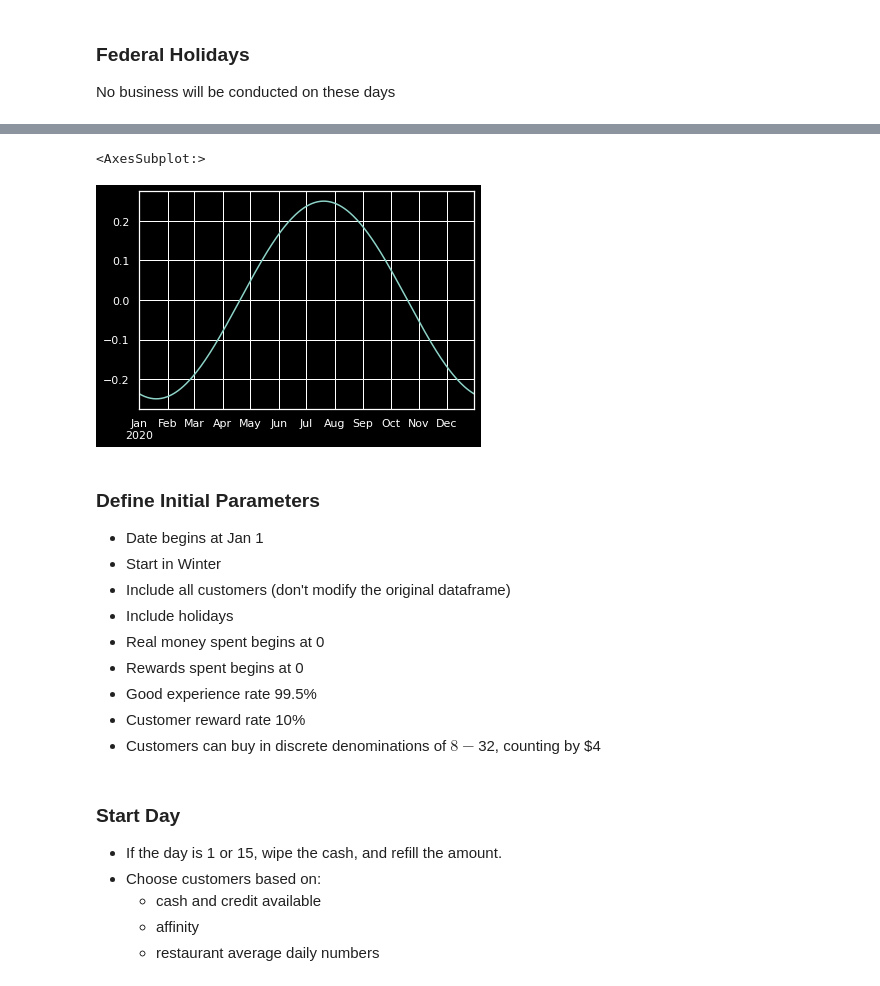
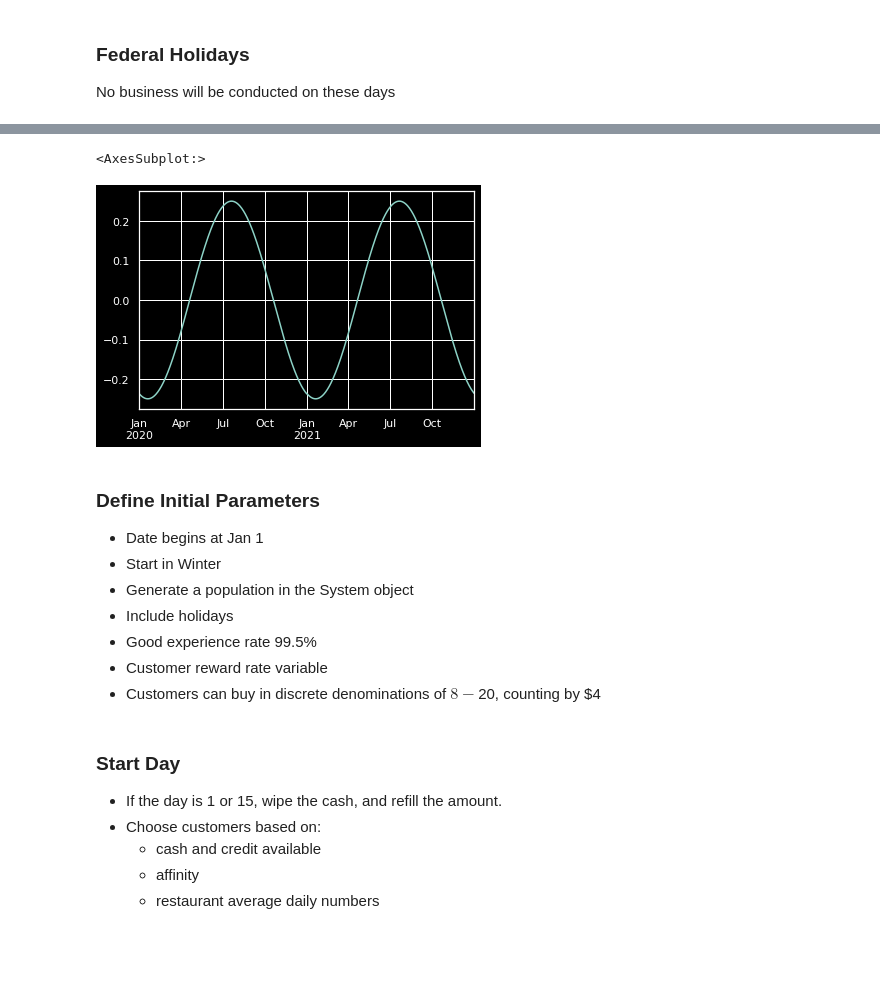
Before and after one commit to SamReeves/604, a Jupyter notebook: w7/project/simulation.ipynb, the cells around one changed output, grey strips where cells are left out. Cells and saved outputs as stored; diff of their text form; code cells hidden in the pictures; blank space fills up the shorter version.

```diff
--- a/w7/project/simulation.ipynb
+++ b/w7/project/simulation.ipynb
@@ -123,24 +144,22 @@ source: https://expandedramblings.com/index.php/burger-king-statistics-facts/
 
 The hottest day of the year in 2020 was July 21.  This was 202 days away from the beginning of the year.  We will use this information to model the customers coming in each day.  The coldest day was January 17th... and without putting in this information, we hit very close with a normal cosine oscillation.
 # %%
-df = pd.DataFrame(index=pd.date_range(start='2020-01-01', end='2020-12-31', freq='D'))
-factor = 0.25
-df['y'] = np.cos((df.index.to_series().dt.day_of_year - 202)/365*2*np.pi) * factor
+df = pd.DataFrame(index=pd.date_range(start='2020-01-01', end='2021-12-31', freq='D'))
+amplitude = 0.25
+df['y'] = np.cos((df.index.to_series().dt.day_of_year - 202)/365*2*np.pi) * amplitude
 df['y'].plot()
 # %% [output]
 <AxesSubplot:>
-[figure, old version]
+[figure, new version]
 # %% [markdown]
 ### Define Initial Parameters
 
 * Date begins at Jan 1
 * Start in Winter
-* Include all customers (don't modify the original dataframe)
+* Generate a population in the System object
 * Include holidays
-* Real money spent begins at 0
-* Rewards spent begins at 0
 * Good experience rate 99.5%
-* Customer reward rate 10%
-* Customers can buy in discrete denominations of $8 - $32, counting by $4
+* Customer reward rate variable
+* Customers can buy in discrete denominations of $8 - $20, counting by $4
 # %%
 params = Params(
```
Also changed, not shown: parts of 29 cells of this notebook, 3 other files.
